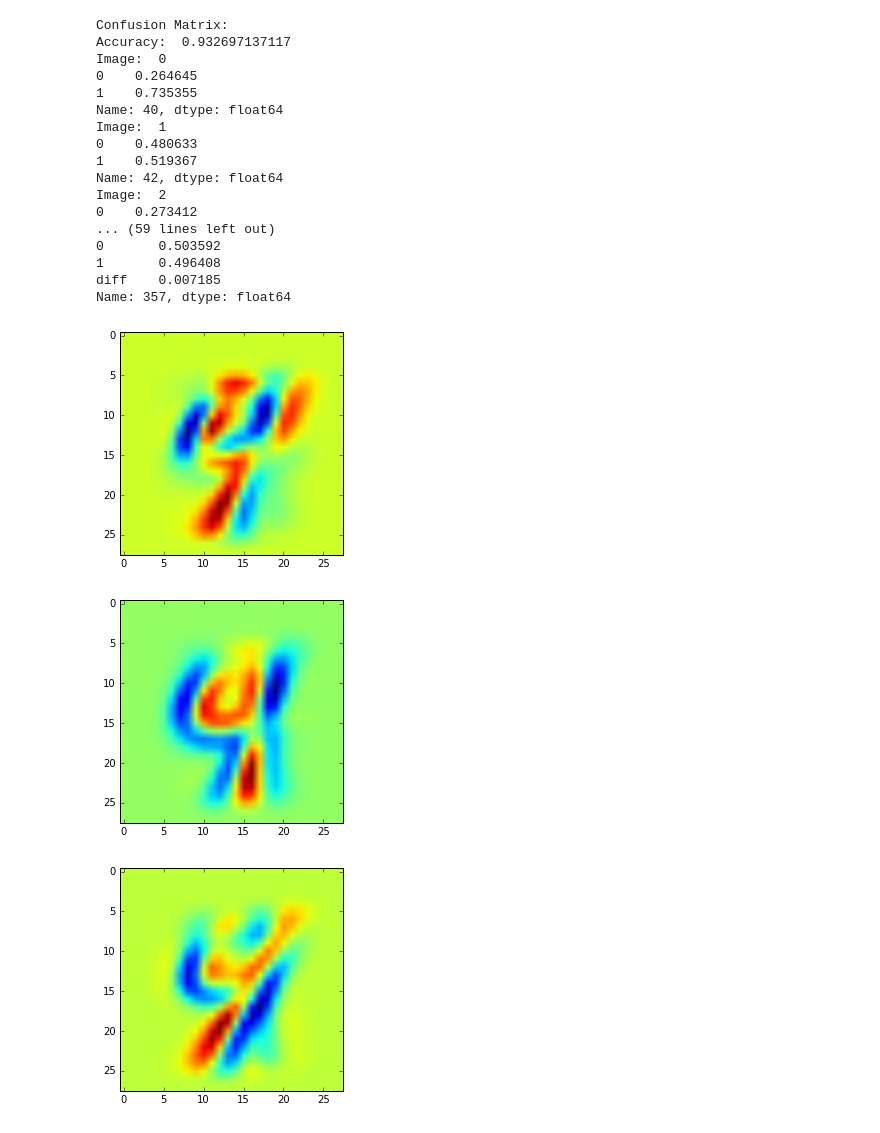
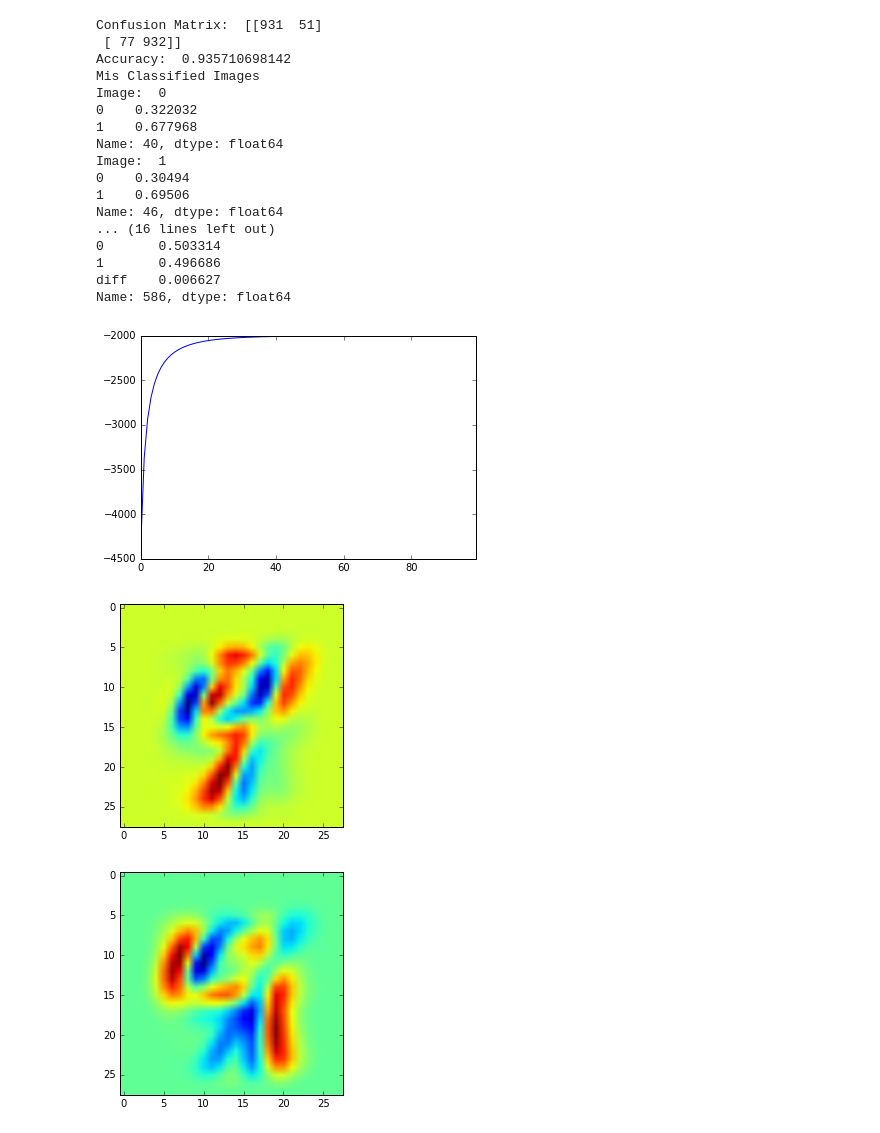
Before and after one commit to countif/Bayes, a Jupyter notebook: HW2/hw2.ipynb, the cells around one changed output. Cells and saved outputs as stored; diff of their text form; code cells hidden in the pictures.

```diff
--- a/HW2/hw2.ipynb
+++ b/HW2/hw2.ipynb
@@ -2,9 +2,8 @@
 import pandas as pd
 import numpy as np
 import matplotlib.pyplot as plt
-from sklearn.naive_bayes import GaussianNB
 from sklearn.metrics import confusion_matrix
-from NaiveBayes import StudenttNB
+from ExpectationMaximization import Probit
 %matplotlib inline
 
 
@@ -46,7 +45,7 @@ def main():
     Q =  pd.read_csv("./hw2_data_csv/Q.csv",header=None)
 
     #Load Model
-    model = StudenttNB(Xtrain,Ytrain)
+    model = Probit(Xtrain,Ytrain,n_iter=100)
 
     #train Model
     model.fit()
@@ -56,6 +55,9 @@ def main():
 
     #probabilities
     Yproba = pd.DataFrame(model.predict_proba(Xtest))
+
+    #likelihood
+    likelihoods = model.logLikelihoods
 
     #confusion matrix
     conf_matrix = confusion_matrix(Ytest,Ypred)
@@ -69,20 +71,22 @@ def main():
     #ambigous images
     amb_images, amb_proba = getImages(ambiguousPredictions(3,Yproba),Xtest,Yproba)
 
-    print "Confusion Matrix: "
+    #plot likelihoods
+    pd.Series(likelihoods).plot(kind='line')
+
+    print "Confusion Matrix: ", conf_matrix
     print "Accuracy: ", accuracy
-
+    print "Mis Classified Images"
     for i in range(len(mis_images)):
         print "Image: " , i
         print mis_proba[i]
         showImage(Q,mis_images[i])
 
-    print amb_images
+    print "Ambigous Images"
     for j in range(len(amb_images)):
         print "Image: ", j
         print amb_proba[j]
         showImage(Q,amb_images[j])
-
 if __name__ == "__main__":
     main()
 # %% [output]
@@ -106,20 +110,20 @@ See the caveats in the documentation: http://pandas.pydata.org/pandas-docs/stabl
-Confusion Matrix:
-Accuracy:  0.932697137117
+Confusion Matrix:  [[931  51]
+ [ 77 932]]
+Accuracy:  0.935710698142
+Mis Classified Images
 Image:  0
-0    0.264645
-1    0.735355
+0    0.322032
+1    0.677968
 Name: 40, dtype: float64
 Image:  1
-0    0.480633
-1    0.519367
-Name: 42, dtype: float64
-Image:  2
-0    0.273412
-... (59 lines left out)
-0       0.503592
-1       0.496408
-diff    0.007185
-Name: 357, dtype: float64
+0    0.30494
+1    0.69506
+Name: 46, dtype: float64
+... (16 lines left out)
+0       0.503314
+1       0.496686
+diff    0.006627
+Name: 586, dtype: float64
-[figure, old version]
+[figure, new version]
-[figure, old version]
+[figure, new version]
-[figure, old version]
+[figure, new version]
```
Also changed, not shown: parts of 1 cell of this notebook, 3 other files.
